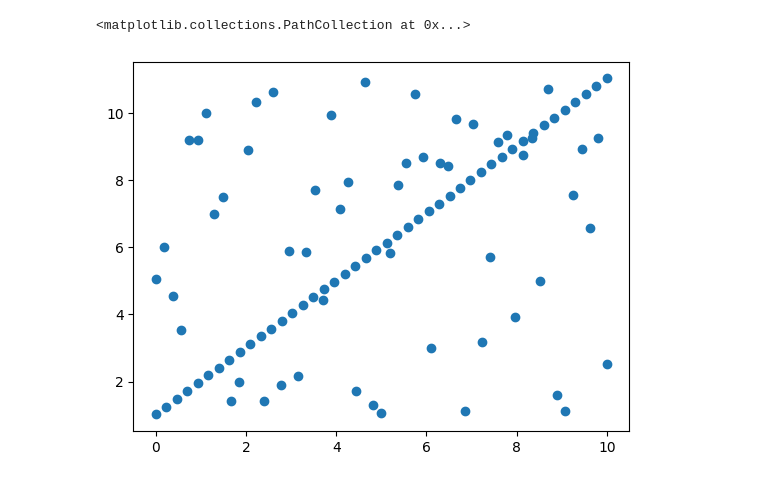
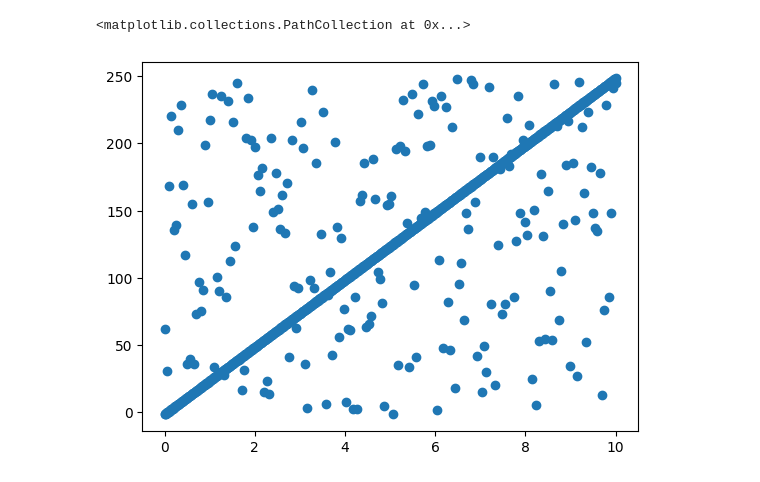
Before and after one commit to B3aRrrr/ML_Set_2, a Jupyter notebook: LAB_RANSAC/test.ipynb, the cells around one changed output. Cells and saved outputs as stored; diff of their text form; code cells hidden in the pictures.

```diff
--- a/LAB_RANSAC/test.ipynb
+++ b/LAB_RANSAC/test.ipynb
@@ -12,3 +8,9 @@ rng = default_rng()
 # %%
-p_gen = data.Point_Generator(100,0.55)
-X,y = p_gen.generate_case(eps=0.55)
+rng = default_rng()
+p_gen = data.Point_Generator(1000,0.2)
+X,y = p_gen.generate_case(k=25,b=-1.5,eps=0.1)
+poly_degree = 1
+plt.scatter(X,y)
+# %% [output]
+<matplotlib.collections.PathCollection at 0x...>
+[figure, added]
@@ -17,8 +17,3 @@ poly_degree = 1
-# %%
-plt.scatter(X,y)
-# %% [output]
-<matplotlib.collections.PathCollection at 0x...>
-[figure, removed]
 # %%
 Line = line.Line(x=X,y=y,degree=poly_degree)
 Line.estimate_params()
```
Also changed, not shown: parts of 6 cells of this notebook, 3 other files.
